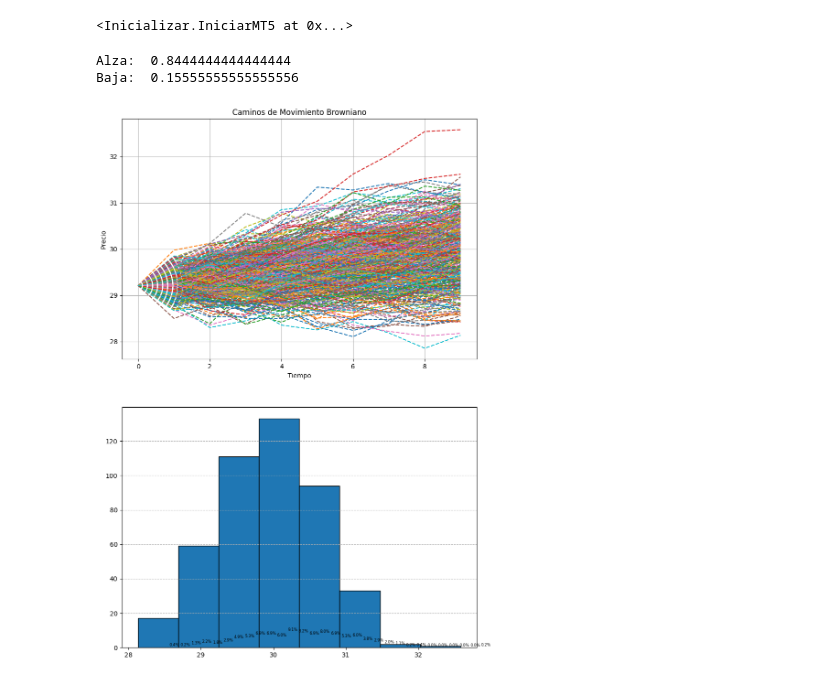
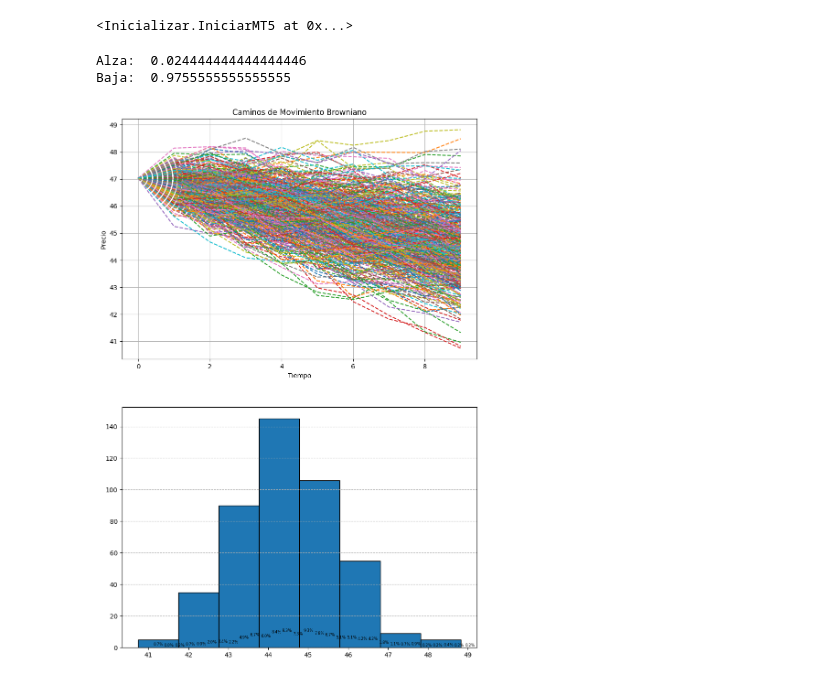
Before and after one commit to miguel2019547/Metatrader, a Jupyter notebook: Algoritmos/Analitica.ipynb, the cells around one changed output. Cells and saved outputs as stored; diff of their text form; code cells hidden in the pictures.

```diff
--- a/Algoritmos/Analitica.ipynb
+++ b/Algoritmos/Analitica.ipynb
@@ -21,9 +21,9 @@ Inicializacion Completa
 Inicializacion Completa
 <Inicializar.IniciarMT5 at 0x...>
 # %%
-datos = Informacion("ETCUSD", 5000 , "M1")
+datos = Informacion("Intel", 5000 , "M15")
 Stocastic_Hesston(datos, paths= 450, Ventana= 10, T = 4)
 # %% [output]
-Alza:  0.8444444444444444
-Baja:  0.15555555555555556
+Alza:  0.024444444444444446
+Baja:  0.9755555555555555
-[figure, old version]
+[figure, new version]
```
Also changed, not shown: parts of 5 cells of this notebook, 1 other file.
